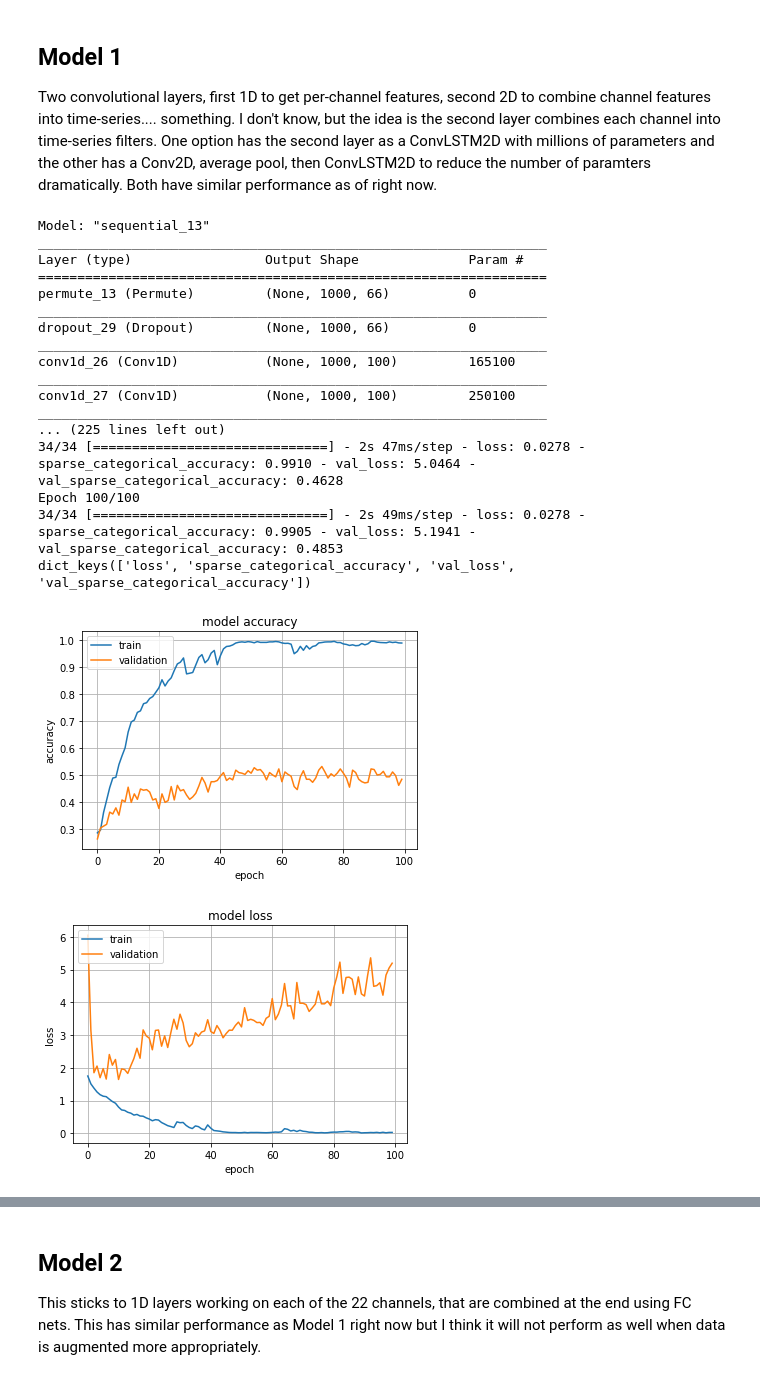
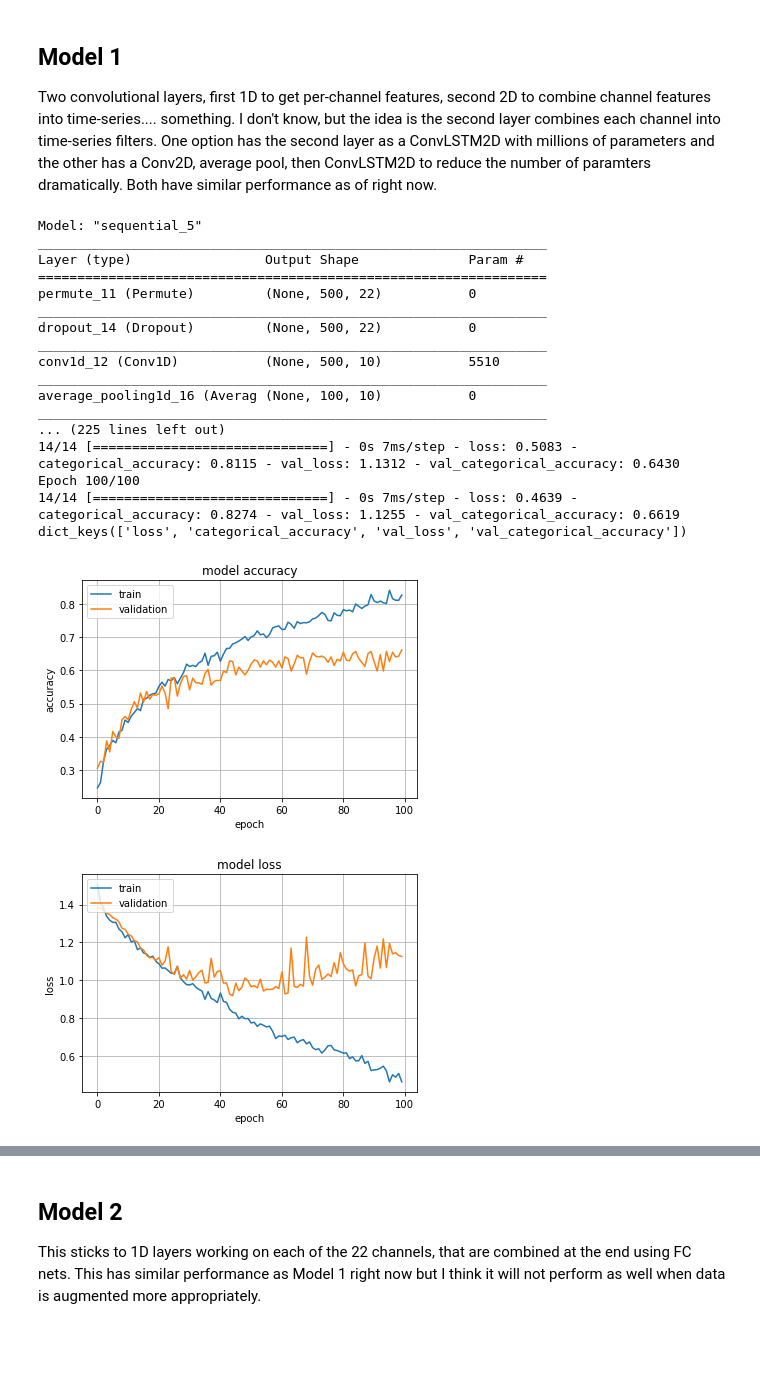
Before and after one commit to cmunozcortes/c247-final-project, a Jupyter notebook: src/CNN_Tweaked_Mark.ipynb, the cells around one changed output, grey strips where cells are left out. Drawn from its saved outputs; the diff is of its cells as text; code cells hidden in the pictures; blank space fills up the shorter version.

```diff
--- a/src/CNN_Tweaked_Mark.ipynb
+++ b/src/CNN_Tweaked_Mark.ipynb
@@ -118,8 +161,12 @@ print(y_test.shape, "->", y_test_aug.shape)
 # Convert to TensorFlow data structure
 Reference: https://www.tensorflow.org/tutorials/load_data/numpy
 # %%
-train_dataset = tf.data.Dataset.from_tensor_slices((X_train_valid_aug, y_train_valid_aug))
-test_dataset = tf.data.Dataset.from_tensor_slices((X_test_aug, y_test_aug))
+# train_dataset = tf.data.Dataset.from_tensor_slices((X_train_valid_norm, y_train_valid))
+# test_dataset = tf.data.Dataset.from_tensor_slices((X_test_norm, y_test))
+
+# Try onehot versions instead
+train_dataset = tf.data.Dataset.from_tensor_slices((X_train_valid_norm, y_train_valid_1h))
+test_dataset = tf.data.Dataset.from_tensor_slices((X_test_norm, y_test_1h))
 
 print(train_dataset.element_spec)
 print(test_dataset.element_spec)
@@ -136,44 +183,48 @@ test_dataset = test_dataset.batch(BATCH_SIZE)
 ## Model 1
 Two convolutional layers, first 1D to get per-channel features, second 2D to combine channel features into time-series.... something. I don't know, but the idea is the second layer combines each channel into time-series filters. One option has the second layer as a ConvLSTM2D with millions of parameters and the other has a Conv2D, average pool, then ConvLSTM2D to reduce the number of paramters dramatically. Both have similar performance as of right now.
 # %%
-n_ch = 22 * 3 # 22
-nfs = [100, 250, 10]
+n_ch = 22
+nfs = [10, 40, 10]
 conv_sizes = [25, (10, nfs[0]), (5, nfs[1])]
 pool_sizes = [20, 10]
 pool_strides = [5, 4]
 input_dropout = 0.0
-fc_dropout = 0.5
+fc_dropout = 0.8
 
 # Model init
 model = tf.keras.Sequential()
-model.add(layers.Permute((2, 1), input_shape=(n_ch, 1000)))
+model.add(layers.Permute((2, 1), input_shape=(n_ch, 500)))
 model.add(layers.Dropout(input_dropout, noise_shape=(1, n_ch)))
 
 # Shape 1 - 1D
 model.add(layers.Conv1D(
     filters=nfs[0], kernel_size=conv_sizes[0],
     padding='same',
-    activation='relu'))
-model.add(layers.Conv1D(
-    filters=nfs[0], kernel_size=conv_sizes[0],
-    padding='same',
-    activation='relu'))
+    activation='elu'))
+# model.add(layers.Conv1D(
+#     filters=nfs[0], kernel_size=conv_sizes[0],
+#     padding='same',
+#     activation='elu'))
 model.add(layers.AveragePooling1D(
     pool_size=pool_sizes[0], strides=pool_strides[0],
     padding='same'))
 model.add(layers.BatchNormalization())
 
 # Shape 2 - 2D, option 1 Conv2D then LSTM
-model.add(layers.Reshape((1000//pool_strides[0], nfs[0], 1)))
+model.add(layers.Reshape((500//pool_strides[0], nfs[0], 1)))
 model.add(layers.Conv2D(
     filters=nfs[1], kernel_size=conv_sizes[1],
-    activation='relu'))
-model.add(layers.Reshape((191, nfs[1])))
+    activation='elu'))
+model.add(layers.Reshape((91, nfs[1])))
 model.add(layers.AveragePooling1D(
     pool_size=pool_sizes[1], strides=pool_strides[1],
     padding='same'))
 model.add(layers.BatchNormalization())
-model.add(layers.Reshape((1, 48, nfs[1], 1)))
+model.add(layers.Reshape((23, nfs[1], 1)))
+model.add(layers.Conv2D(
+    filters=nfs[2], kernel_size=conv_sizes[2],
+    activation='relu'))
+# model.add(layers.Reshape((1, 48, nfs[1], 1)))
 # model.add(layers.ConvLSTM2D(
 #     filters=nfs[2], kernel_size=conv_sizes[2],
 #     activation='relu'))
@@ -193,8 +244,8 @@ model.add(layers.Reshape((1, 48, nfs[1], 1)))
 
 # FC layers
 model.add(layers.Flatten())
+model.add(layers.Dense(40, activation='elu'))
 model.add(layers.Dropout(fc_dropout))
-model.add(layers.Dense(40, activation='relu'))
 model.add(layers.Dense(4, activation='softmax'))
 
 model.summary()
@@ -202,15 +253,20 @@ model.summary()
 log_dir = "logs/fit/" + datetime.datetime.now().strftime("%Y%m%d-%H%M%S")
 tensorboard_callback = tf.keras.callbacks.TensorBoard(log_dir=log_dir, histogram_freq=1)
 
+# model.compile(optimizer=tf.keras.optimizers.Adam(1e-3),
+#     loss=tf.keras.losses.SparseCategoricalCrossentropy(),
+#     metrics=[tf.keras.metrics.SparseCategoricalAccuracy()])
 model.compile(optimizer=tf.keras.optimizers.Adam(1e-3),
-    loss=tf.keras.losses.SparseCategoricalCrossentropy(),
-    metrics=[tf.keras.metrics.SparseCategoricalAccuracy()])
+    loss=tf.keras.losses.CategoricalCrossentropy(),
+    metrics=[tf.keras.metrics.CategoricalAccuracy()])
 
 history = model.fit(
-    train_dataset,
+#     train_dataset,
+    X_train_valid_norm, y_train_valid_1h,
     batch_size=128,
     epochs=100,
-    validation_data=test_dataset,
+#     validation_data=test_dataset,
+    validation_split=0.2,
     callbacks=[tensorboard_callback]
 )
 
@@ -218,43 +274,43 @@ history = model.fit(
 # list all data in history
 print(history.history.keys())
 # summarize history for accuracy
-plt.plot(history.history['sparse_categorical_accuracy'])
-plt.plot(history.history['val_sparse_categorical_accuracy'])
+plt.plot(history.history['categorical_accuracy'])
+plt.plot(history.history['val_categorical_accuracy'])
 plt.title('model accuracy')
 plt.ylabel('accuracy')
 plt.xlabel('epoch')
 plt.legend(['train', 'validation'], loc='upper left')
 plt.grid()
 plt.show()
 # summarize history for loss
 plt.plot(history.history['loss'])
 plt.plot(history.history['val_loss'])
 plt.title('model loss')
 plt.ylabel('loss')
 plt.xlabel('epoch')
 plt.legend(['train', 'validation'], loc='upper left')
 plt.grid()
 plt.show()
 
 # Evaluate model on test dataset
 print(model.evaluate(test_dataset))
 # %% [output]
-Model: "sequential_13"
+Model: "sequential_5"
 _________________________________________________________________
 Layer (type)                 Output Shape              Param #
 =================================================================
-permute_13 (Permute)         (None, 1000, 66)          0
+permute_11 (Permute)         (None, 500, 22)           0
 _________________________________________________________________
-dropout_29 (Dropout)         (None, 1000, 66)          0
+dropout_14 (Dropout)         (None, 500, 22)           0
 _________________________________________________________________
-conv1d_26 (Conv1D)           (None, 1000, 100)         165100
+conv1d_12 (Conv1D)           (None, 500, 10)           5510
 _________________________________________________________________
-conv1d_27 (Conv1D)           (None, 1000, 100)         250100
+average_pooling1d_16 (Averag (None, 100, 10)           0
 _________________________________________________________________
 ... (225 lines left out)
-34/34 [==============================] - 2s 47ms/step - loss: 0.0278 - sparse_categorical_accuracy: 0.9910 - val_loss: 5.0464 - val_sparse_categorical_accuracy: 0.4628
+14/14 [==============================] - 0s 7ms/step - loss: 0.5083 - categorical_accuracy: 0.8115 - val_loss: 1.1312 - val_categorical_accuracy: 0.6430
 Epoch 100/100
-34/34 [==============================] - 2s 49ms/step - loss: 0.0278 - sparse_categorical_accuracy: 0.9905 - val_loss: 5.1941 - val_sparse_categorical_accuracy: 0.4853
-dict_keys(['loss', 'sparse_categorical_accuracy', 'val_loss', 'val_sparse_categorical_accuracy'])
+14/14 [==============================] - 0s 7ms/step - loss: 0.4639 - categorical_accuracy: 0.8274 - val_loss: 1.1255 - val_categorical_accuracy: 0.6619
+dict_keys(['loss', 'categorical_accuracy', 'val_loss', 'val_categorical_accuracy'])
-[figure, old version]
+[figure, new version]
-[figure, old version]
+[figure, new version]
```
Also changed, not shown: parts of 13 cells of this notebook.
